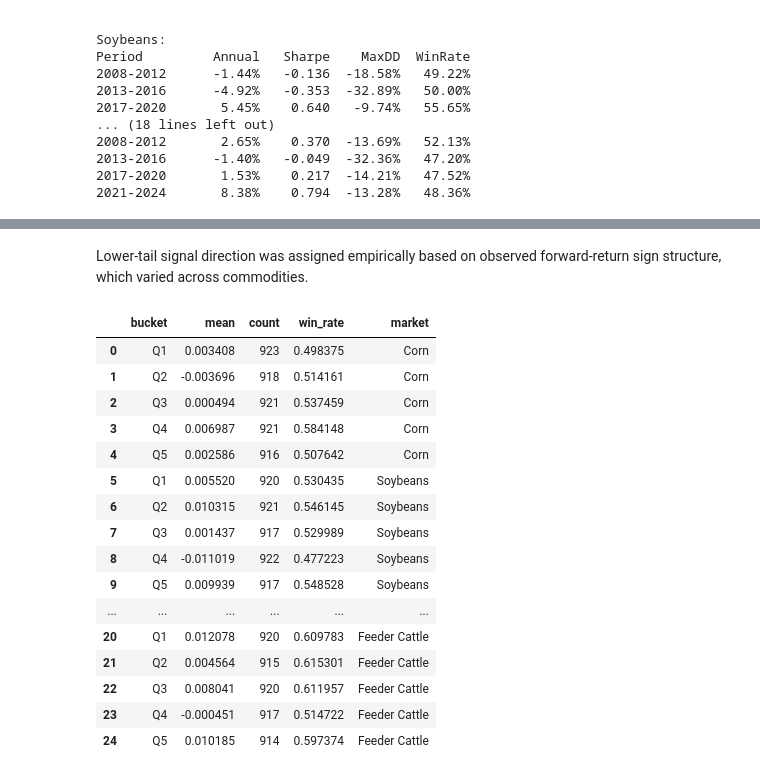
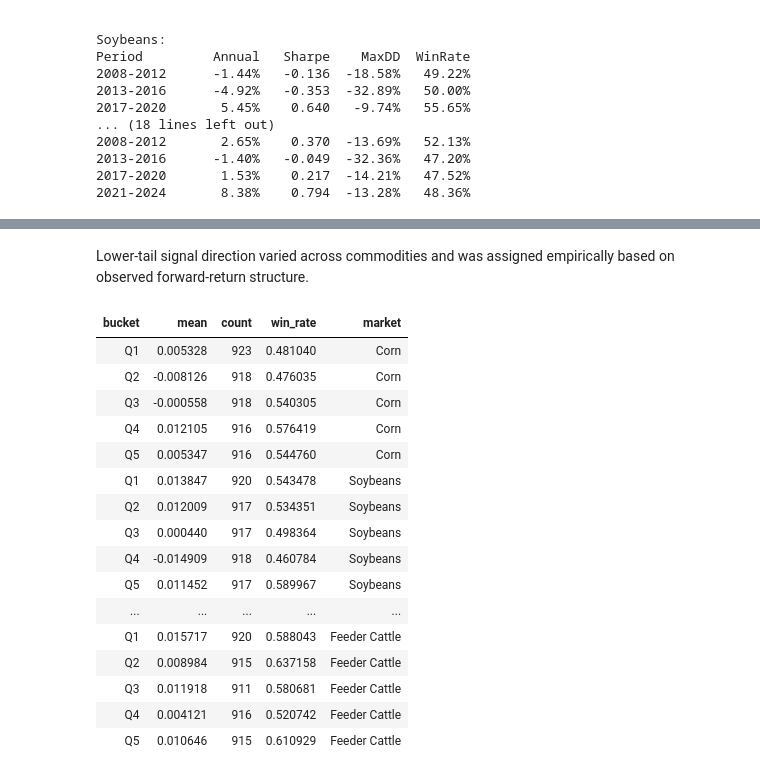
Before and after one commit to isupryaga/Commodities-Research, a Jupyter notebook: 02_signal_analysis_and_portfolio.ipynb, the cells around one changed output, grey strips where cells are left out. Saved outputs shown, nothing was run; the diff lists cells and outputs as text; code cells hidden in the pictures.

```diff
--- a/02_signal_analysis_and_portfolio.ipynb
+++ b/02_signal_analysis_and_portfolio.ipynb
@@ -6,7 +6,7 @@ import matplotlib.pyplot as plt
 from IPython.display import display, Markdown
 
 # Load COT
-cot = pd.read_csv('cot_clean.csv', parse_dates=['date', 'tradeable_date'])
+cot = pd.read_csv('data/cot_clean.csv', parse_dates=['date', 'tradeable_date'])
 
 # Load EOD price data
 tickers = {'corn': 'ZS=F', 'soy': 'ZC=F', 'hogs': 'HE=F','live_cattle': 'LE=F','feeder_cattle': 'GF=F'}
@@ -465,19 +439,22 @@ for market, label in market_labels.items():
             mfe_returns.append(float(rel_path.iloc[mfe_idx]))
 
         rows.append({
-            "market": label,
-            "tail": tail_name,
-            "direction": direction,
-            "n_events": len(entry_locs),
-            "avg_cluster_days": np.mean(durations) if durations else np.nan,
-            "median_cluster_days": np.median(durations) if durations else np.nan,
-            "max_cluster_days": np.max(durations) if durations else np.nan,
-            "avg_mfe_day": np.mean(mfe_days) if mfe_days else np.nan,
-            "median_mfe_day": np.median(mfe_days) if mfe_days else np.nan,
-            "avg_mfe_return": np.mean(mfe_returns) if mfe_returns else np.nan,
-            "median_mfe_return": np.median(mfe_returns) if mfe_returns else np.nan,
+            "Market": label,
+            "Tail": tail_name,
+            "Direction": direction,
+            "Events": len(entry_locs),
+            "Avg Cluster Days": np.mean(durations) if durations else np.nan,
+            "Avg Days to Peak Return": np.mean(mfe_days) if mfe_days else np.nan,
+            "Avg Peak Return": np.mean(mfe_returns) if mfe_returns else np.nan,
         })
 
 tail_mfe_summary = pd.DataFrame(rows)
-tail_mfe_summary.round(3)
+tail_mfe_summary.style.format({
+    "Events": "{:.0f}",
+    "Avg Cluster Days": "{:.1f}",
+    "Avg Days to Peak Return": "{:.1f}",
+    "Avg Peak Return": "{:.2%}",
+})
+
+tail_mfe_summary.style.hide(axis="index")
 # %% [output]
@@ -495,59 +472,60 @@ tail_mfe_summary.round(3)
 # %% [markdown]
-Lower-tail signal direction was assigned empirically based on observed forward-return sign structure, which varied across commodities.
+Lower-tail signal direction varied across commodities and was assigned empirically based on observed forward-return structure.
 # %%
 import pandas as pd
 
-horizon = 20
+horizon = 30
 rows = []
 
 for market, label in market_labels.items():
     d = merged[market].loc['2008':].copy()
 
     close_col = next(c for c in d.columns if "Close" in c)
     d['fwd_ret'] = d[close_col].shift(-horizon) / d[close_col] - 1
 
     tmp = d[['cot_idx', 'fwd_ret']].dropna().copy()
     tmp['bucket'] = pd.qcut(
         tmp['cot_idx'],
         5,
         labels=['Q1', 'Q2', 'Q3', 'Q4', 'Q5'],
         duplicates='drop'
     )
 
     summary = (
         tmp.groupby('bucket', observed=False)['fwd_ret']
         .agg(['mean', 'count'])
         .reset_index()
     )
     summary['win_rate'] = (
         tmp.groupby('bucket', observed=False)['fwd_ret']
         .apply(lambda x: (x > 0).mean())
         .values
     )
     summary['market'] = label
 
     rows.append(summary)
 
 bucket_results = pd.concat(rows, ignore_index=True)
 bucket_results
+bucket_results.style.hide(axis="index")
 # %% [output]
-|  | bucket | mean | count | win_rate | market |
-| 0 | Q1 | 0.003408 | 923 | 0.498375 | Corn |
-| 1 | Q2 | -0.003696 | 918 | 0.514161 | Corn |
-| 2 | Q3 | 0.000494 | 921 | 0.537459 | Corn |
-| 3 | Q4 | 0.006987 | 921 | 0.584148 | Corn |
-| 4 | Q5 | 0.002586 | 916 | 0.507642 | Corn |
-| 5 | Q1 | 0.005520 | 920 | 0.530435 | Soybeans |
-| 6 | Q2 | 0.010315 | 921 | 0.546145 | Soybeans |
-| 7 | Q3 | 0.001437 | 917 | 0.529989 | Soybeans |
-| 8 | Q4 | -0.011019 | 922 | 0.477223 | Soybeans |
-| 9 | Q5 | 0.009939 | 917 | 0.548528 | Soybeans |
-| ... | ... | ... | ... | ... | ... |
-| 20 | Q1 | 0.012078 | 920 | 0.609783 | Feeder Cattle |
-| 21 | Q2 | 0.004564 | 915 | 0.615301 | Feeder Cattle |
-| 22 | Q3 | 0.008041 | 920 | 0.611957 | Feeder Cattle |
-| 23 | Q4 | -0.000451 | 917 | 0.514722 | Feeder Cattle |
-| 24 | Q5 | 0.010185 | 914 | 0.597374 | Feeder Cattle |
+| bucket | mean | count | win_rate | market |
+| Q1 | 0.005328 | 923 | 0.481040 | Corn |
+| Q2 | -0.008126 | 918 | 0.476035 | Corn |
+| Q3 | -0.000558 | 918 | 0.540305 | Corn |
+| Q4 | 0.012105 | 916 | 0.576419 | Corn |
+| Q5 | 0.005347 | 916 | 0.544760 | Corn |
+| Q1 | 0.013847 | 920 | 0.543478 | Soybeans |
+| Q2 | 0.012009 | 917 | 0.534351 | Soybeans |
+| Q3 | 0.000440 | 917 | 0.498364 | Soybeans |
+| Q4 | -0.014909 | 918 | 0.460784 | Soybeans |
+| Q5 | 0.011452 | 917 | 0.589967 | Soybeans |
+| ... | ... | ... | ... | ... |
+| Q1 | 0.015717 | 920 | 0.588043 | Feeder Cattle |
+| Q2 | 0.008984 | 915 | 0.637158 | Feeder Cattle |
+| Q3 | 0.011918 | 911 | 0.580681 | Feeder Cattle |
+| Q4 | 0.004121 | 916 | 0.520742 | Feeder Cattle |
+| Q5 | 0.010646 | 915 | 0.610929 | Feeder Cattle |
 # %%
 import seaborn as sns
 import matplotlib.pyplot as plt
```
Also changed, not shown: parts of 15 cells of this notebook, 1 other file.
